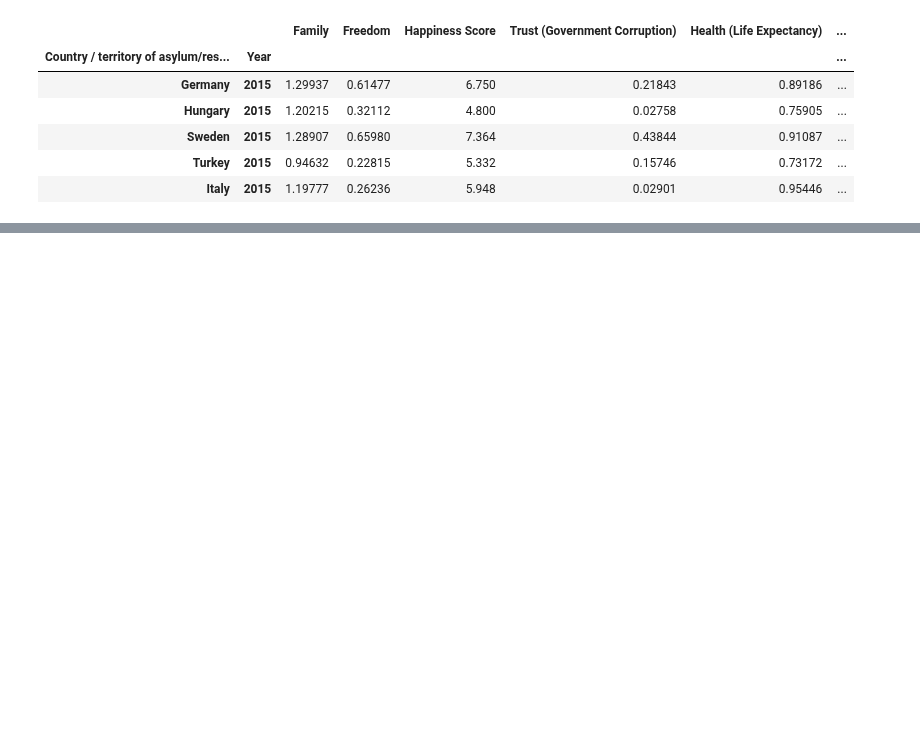
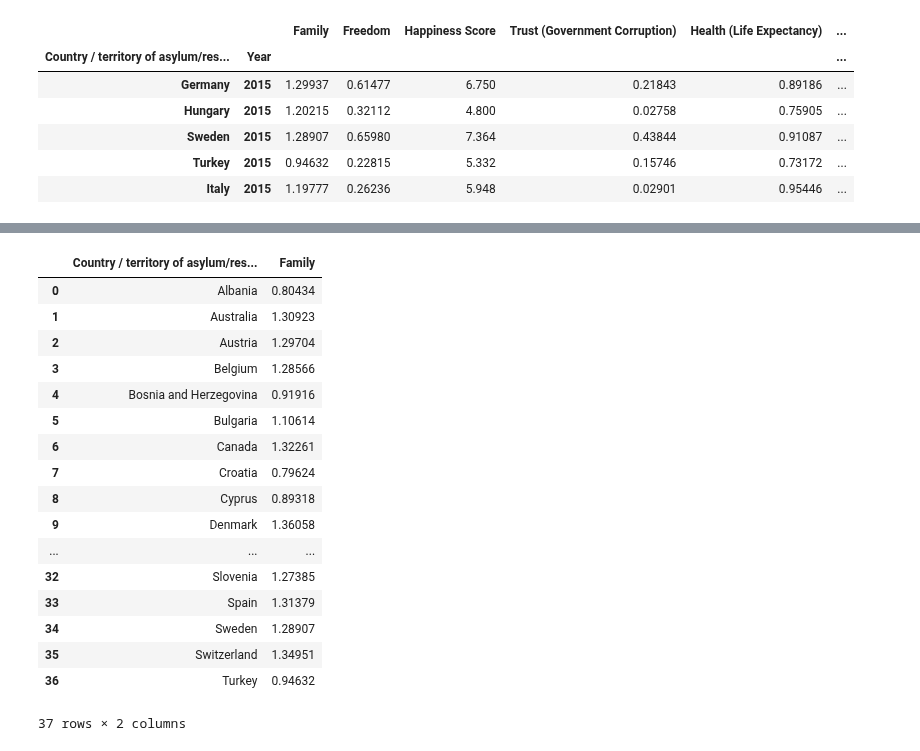
Before and after one commit to UNCG-CSE/World-Refugee-Forecast, a Jupyter notebook: src/Happiness Index.ipynb, the cells around one changed output, grey strips where cells are left out. Saved outputs shown, nothing was run; the diff lists cells and outputs as text; code cells hidden in the pictures; blank space fills up the shorter version.

```diff
--- a/src/Happiness Index.ipynb
+++ b/src/Happiness Index.ipynb
@@ -279,0 +284,28 @@ df_Family
+# %%
+del dfFamily['Year']
+del dfFamily['Freedom']
+del dfFamily['Happiness Score']
+del dfFamily['Trust (Government Corruption)']
+del dfFamily['Health (Life Expectancy)']
+del dfFamily['Value']
+del dfFamily['Economy (GDP per Capita)']
+df_ChartsNStuff
+# %% [output]
+|  | Country / territory of asylum/res... | Family |
+| 0 | Albania | 0.80434 |
+| 1 | Australia | 1.30923 |
+| 2 | Austria | 1.29704 |
+| 3 | Belgium | 1.28566 |
+| 4 | Bosnia and Herzegovina | 0.91916 |
+| 5 | Bulgaria | 1.10614 |
+| 6 | Canada | 1.32261 |
+| 7 | Croatia | 0.79624 |
+| 8 | Cyprus | 0.89318 |
+| 9 | Denmark | 1.36058 |
+| ... | ... | ... |
+| 32 | Slovenia | 1.27385 |
+| 33 | Spain | 1.31379 |
+| 34 | Sweden | 1.28907 |
+| 35 | Switzerland | 1.34951 |
+| 36 | Turkey | 0.94632 |
+37 rows × 2 columns
```
Also changed, not shown: parts of 9 cells of this notebook.
